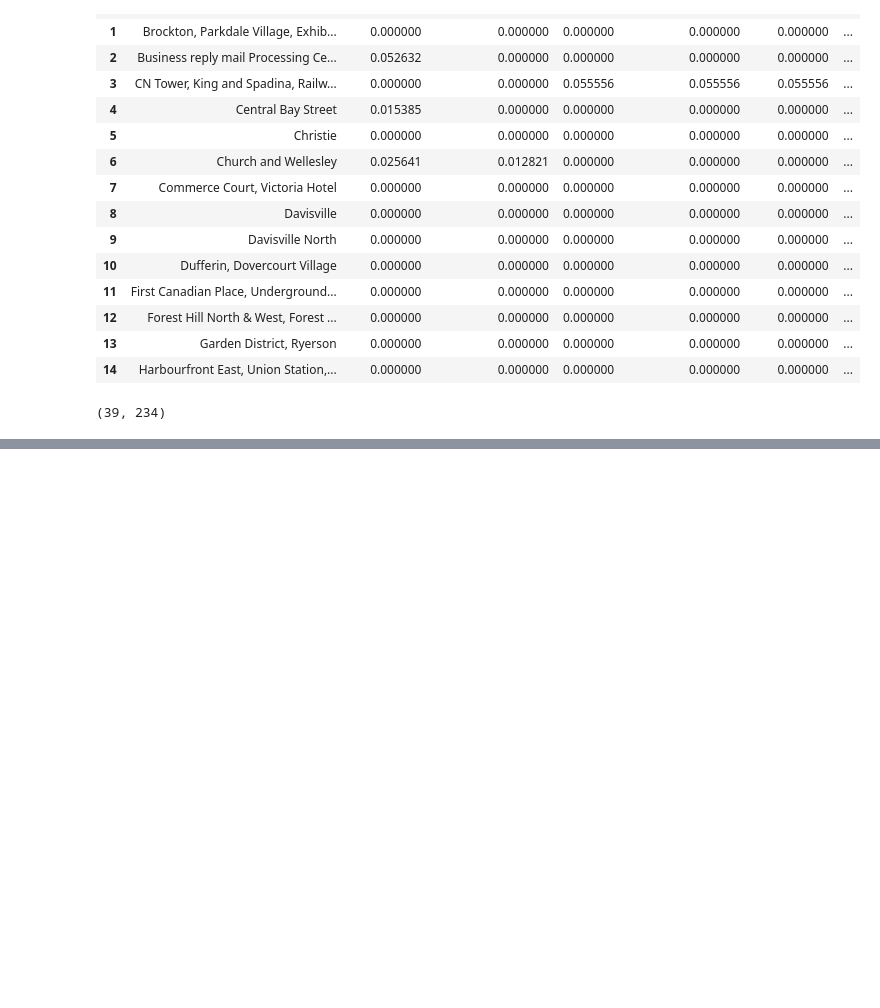
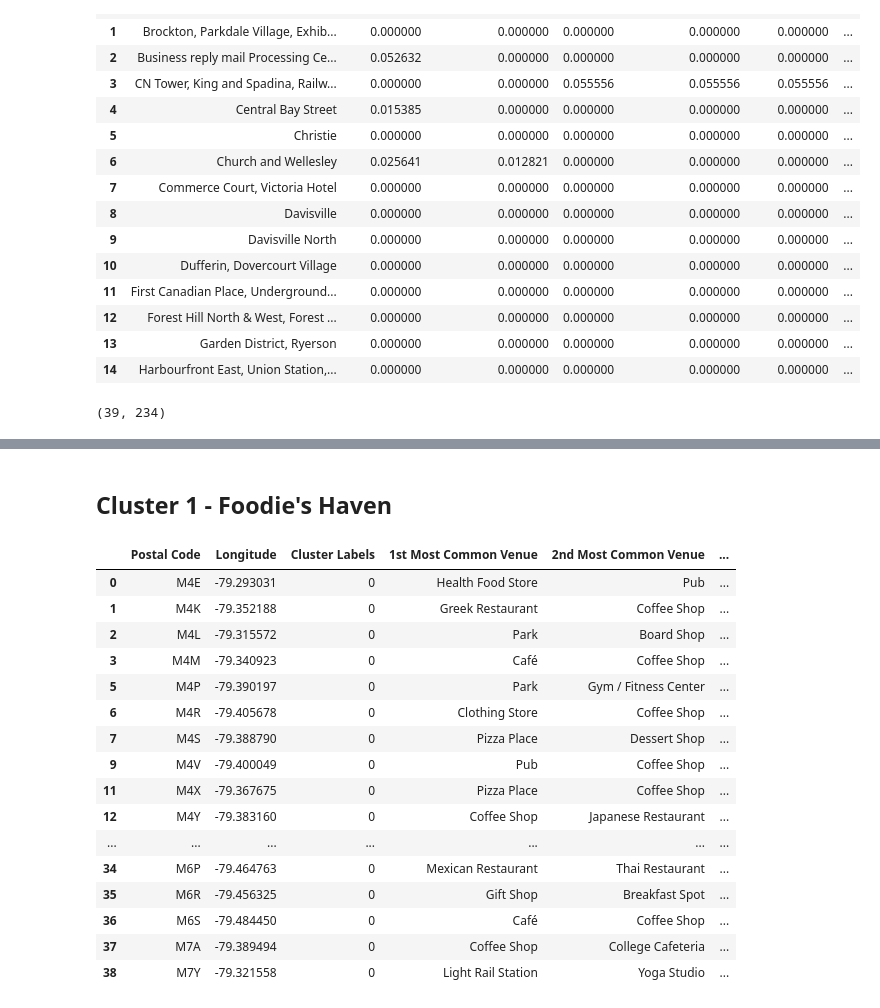
Before and after one commit to csood2/Coursera_Capstone, a Jupyter notebook: IBM Data Science Capstone Notebook Scraping.ipynb, the cells around one changed output, grey strips where cells are left out. Drawn from its saved outputs; the diff is of its cells as text; code cells hidden in the pictures; blank space fills up the shorter version.

```diff
--- a/IBM Data Science Capstone Notebook Scraping.ipynb
+++ b/IBM Data Science Capstone Notebook Scraping.ipynb
@@ -377,0 +475,10 @@ grouped.shape
+# %%
+# add clustering labels
+neighborhoods_venues_sorted.insert(0, 'Cluster Labels', kmeans.labels_)
+
+toronto_merged = onlytoronto
+
+# merge toronto_grouped with toronto_data to add latitude/longitude for each neighborhood
+toronto_merged = toronto_merged.join(neighborhoods_venues_sorted.set_index('Neighborhood'), on='Neighbourhood')
+
+toronto_merged.head()
@@ -377,0 +520,22 @@ grouped.shape
+# %% [markdown]
+## Cluster 1 - Foodie's Haven
+# %%
+toronto_merged.loc[toronto_merged['Cluster Labels'] == 0, toronto_merged.columns[[1] + list(range(5, toronto_merged.shape[1]))]]
+# %% [output]
+|  | Postal Code | Longitude | Cluster Labels | 1st Most Common Venue | 2nd Most Common Venue | ... |
+| 0 | M4E | -79.293031 | 0 | Health Food Store | Pub | ... |
+| 1 | M4K | -79.352188 | 0 | Greek Restaurant | Coffee Shop | ... |
+| 2 | M4L | -79.315572 | 0 | Park | Board Shop | ... |
+| 3 | M4M | -79.340923 | 0 | Café | Coffee Shop | ... |
+| 5 | M4P | -79.390197 | 0 | Park | Gym / Fitness Center | ... |
+| 6 | M4R | -79.405678 | 0 | Clothing Store | Coffee Shop | ... |
+| 7 | M4S | -79.388790 | 0 | Pizza Place | Dessert Shop | ... |
+| 9 | M4V | -79.400049 | 0 | Pub | Coffee Shop | ... |
+| 11 | M4X | -79.367675 | 0 | Pizza Place | Coffee Shop | ... |
+| 12 | M4Y | -79.383160 | 0 | Coffee Shop | Japanese Restaurant | ... |
+| ... | ... | ... | ... | ... | ... | ... |
+| 34 | M6P | -79.464763 | 0 | Mexican Restaurant | Thai Restaurant | ... |
+| 35 | M6R | -79.456325 | 0 | Gift Shop | Breakfast Spot | ... |
+| 36 | M6S | -79.484450 | 0 | Café | Coffee Shop | ... |
+| 37 | M7A | -79.389494 | 0 | Coffee Shop | College Cafeteria | ... |
+| 38 | M7Y | -79.321558 | 0 | Light Rail Station | Yoga Studio | ... |
```
Also changed, not shown: parts of 19 cells of this notebook.
